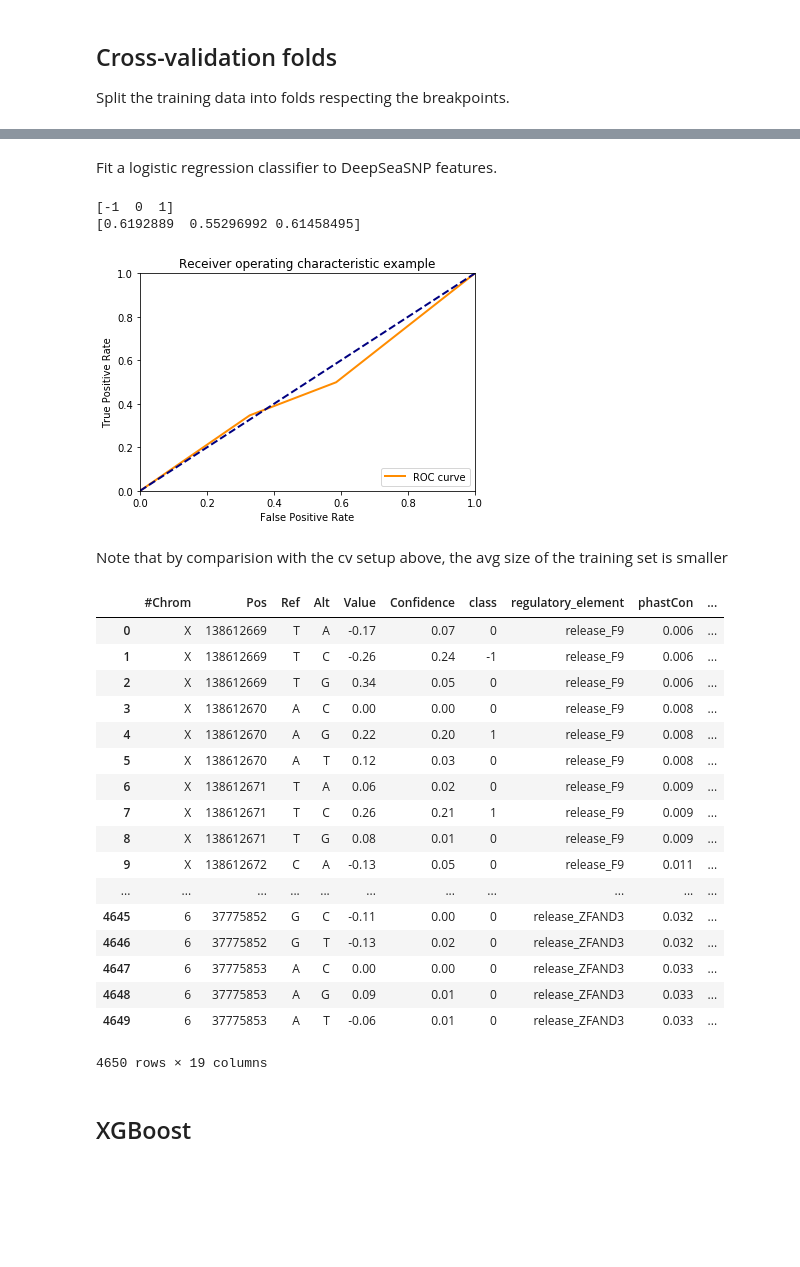
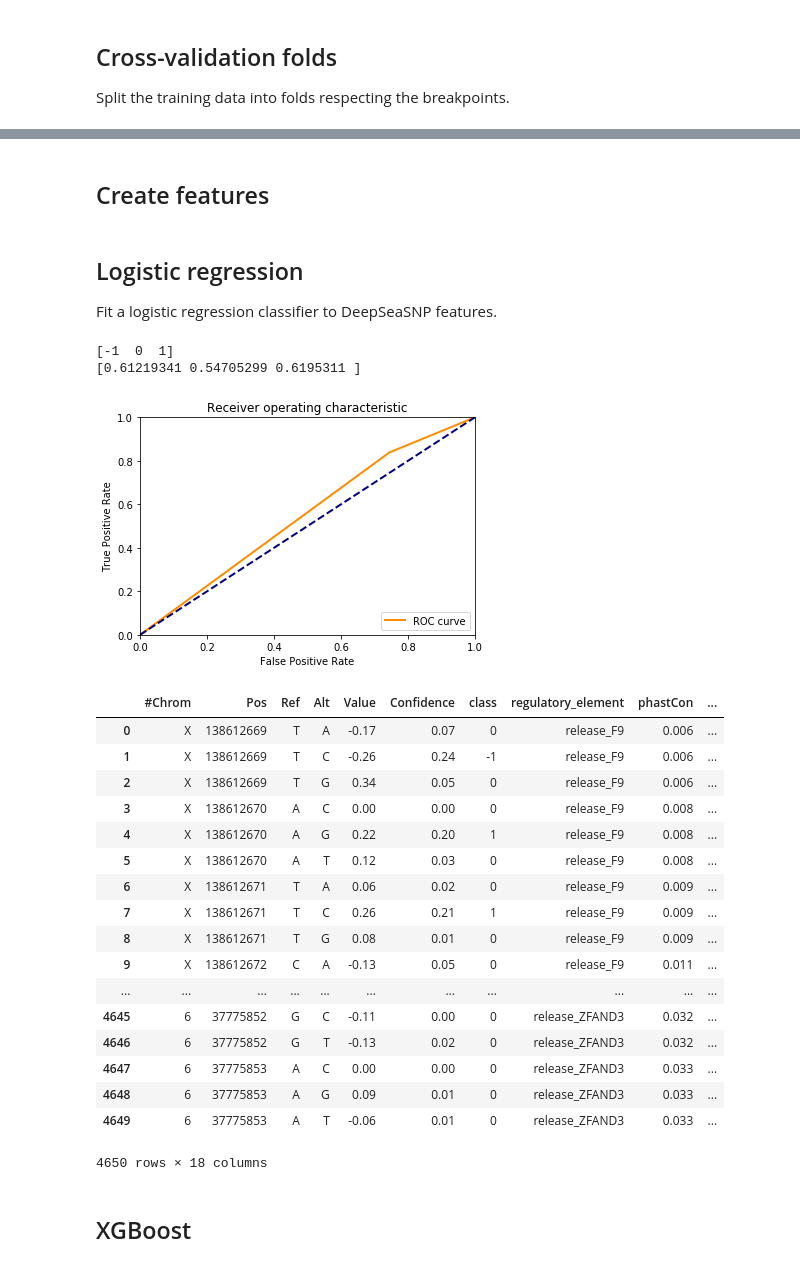
Before and after one commit to alex-hh/cagi5_mpra_prediction, a Jupyter notebook: Cagi5CV.ipynb, the cells around one changed output, grey strips where cells are left out. Drawn from its saved outputs; the diff is of its cells as text; code cells hidden in the pictures; blank space fills up the shorter version.

Commit message:
Add regression method. Remove old redundant cross-validation code.

```diff
--- a/Cagi5CV.ipynb
+++ b/Cagi5CV.ipynb
@@ -119,16 +83,2 @@ fold_dict
-# %%
-def make_roc_plot(cvdf_chunk):
-    """Makes a ROC plot of significant effect prediction."""
-    fpr, tpr, thresholds = roc_curve(cvdf_chunk['class'].abs(), cvdf_chunk['cv_prediction'],
-                                     pos_label=1)
-    fig = plt.figure()
-    lw = 2
-    plt.plot(fpr, tpr, color='darkorange', lw=lw, label='ROC curve')
-    plt.plot([0, 1], [0, 1], color='navy', lw=lw, linestyle='--')
-    plt.xlim([0.0, 1.0])
-    plt.ylim([0.0, 1.0])
-    plt.xlabel('False Positive Rate')
-    plt.ylabel('True Positive Rate')
-    plt.title('Receiver operating characteristic example')
-    plt.legend(loc="lower right")
-    return fig
+# %% [markdown]
+## Create features
@@ -135,23 +92,24 @@ def make_roc_plot(cvdf_chunk):
 # %% [markdown]
+## Logistic regression
+
 Fit a logistic regression classifier to DeepSeaSNP features.
+# %%
+cv_chunk = ChunkCV(df,
+                   Classifier,
+                   model_kwargs={'features': deepseadiffs, 'model_name': 'lr'},
+                   fold_dict=fold_dict)
+cvdf_chunk = cv_chunk.get_cv_preds()
 # %%
-cv_chunk = ChunkCV(df,
-                   Classifier,
-                   model_kwargs={'features': deepseadiffs, 'classifier': 'lr'},
-                   fold_dict=fold_dict)
-cvdf_chunk = cv_chunk.get_cv_preds()
 binarizer = LabelBinarizer()
 ybin = binarizer.fit_transform(cvdf_chunk['class'])
 print(binarizer.classes_)
-print(roc_auc_score(ybin, binarizer.transform(cvdf_chunk['cv_prediction']), average=None))
+print(roc_auc_score(ybin, binarizer.transform(cvdf_chunk['PredClass']), average=None))
 make_roc_plot(cvdf_chunk)
 plt.show()
 # %% [output]
 [-1  0  1]
-[0.6192889  0.55296992 0.61458495]
+[0.61219341 0.54705299 0.6195311 ]
-[figure, old version]
+[figure, new version]
-# %% [markdown]
-Note that by comparision with the cv setup above, the avg size of the training set is smaller
 # %%
 cvdf_chunk
 # %% [output]
@@ -172,6 +130,6 @@ cvdf_chunk
 | 4647 | 6 | 37775853 | A | C | 0.00 | 0.00 | 0 | release_ZFAND3 | 0.033 | ... |
 | 4648 | 6 | 37775853 | A | G | 0.09 | 0.01 | 0 | release_ZFAND3 | 0.033 | ... |
 | 4649 | 6 | 37775853 | A | T | -0.06 | 0.01 | 0 | release_ZFAND3 | 0.033 | ... |
-4650 rows × 19 columns
+4650 rows × 18 columns
 # %% [markdown]
 ## XGBoost
```
Also changed, not shown: parts of 48 cells of this notebook, 3 other files.
